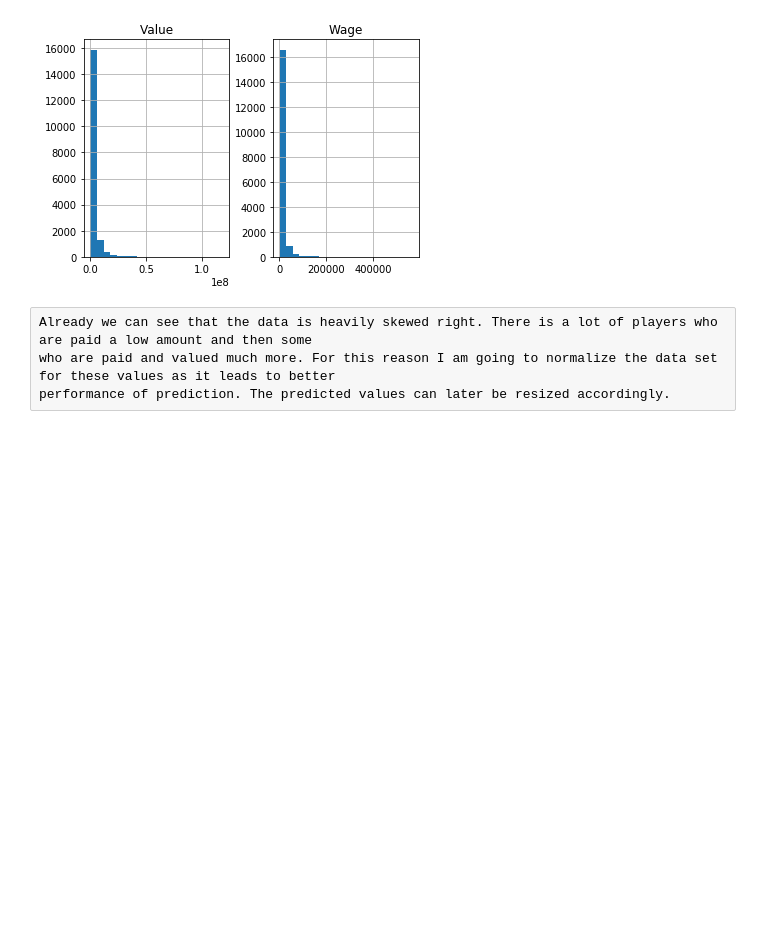
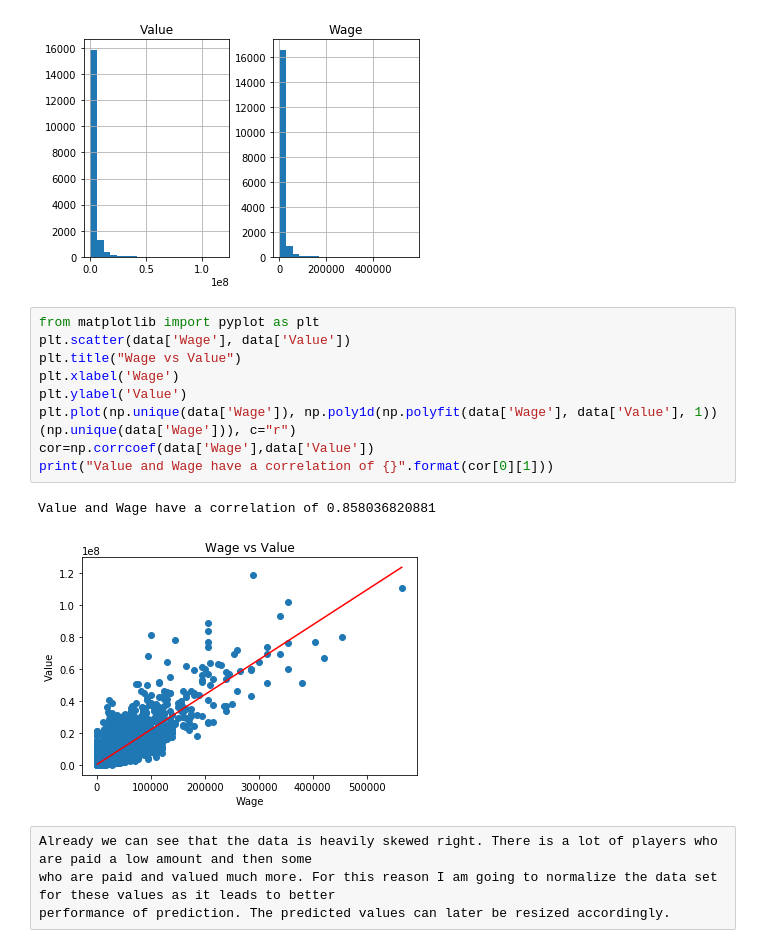
Before and after one commit to calvin639/MachineLearningDegree, a Jupyter notebook: MLFianlProject/finalProject.ipynb, the cells around one changed output. Saved outputs shown, nothing was run; the diff lists cells and outputs as text; blank space fills up the shorter version.

```diff
--- a/MLFianlProject/finalProject.ipynb
+++ b/MLFianlProject/finalProject.ipynb
@@ -142,6 +142,18 @@ array([[<matplotlib.axes._subplots.AxesSubplot object at 0x...>,
         <matplotlib.axes._subplots.AxesSubplot object at 0x...>]],
       dtype=object)
 [figure]
+# %%
+from matplotlib import pyplot as plt
+plt.scatter(data['Wage'], data['Value'])
+plt.title("Wage vs Value")
+plt.xlabel('Wage')
+plt.ylabel('Value')
+plt.plot(np.unique(data['Wage']), np.poly1d(np.polyfit(data['Wage'], data['Value'], 1))(np.unique(data['Wage'])), c="r")
+cor=np.corrcoef(data['Wage'],data['Value'])
+print("Value and Wage have a correlation of {}".format(cor[0][1]))
+# %% [output]
+Value and Wage have a correlation of 0.858036820881
+[figure, added]
 # %% [raw]
 Already we can see that the data is heavily skewed right. There is a lot of players who are paid a low amount and then some
 who are paid and valued much more. For this reason I am going to normalize the data set for these values as it leads to better
```
Also changed, not shown: parts of 3 cells of this notebook, 1 other file.
